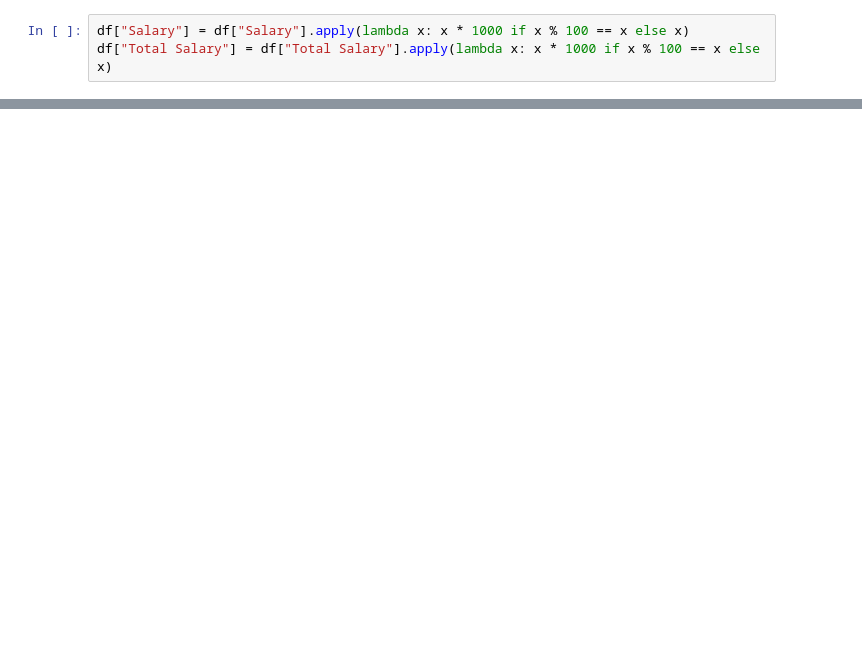
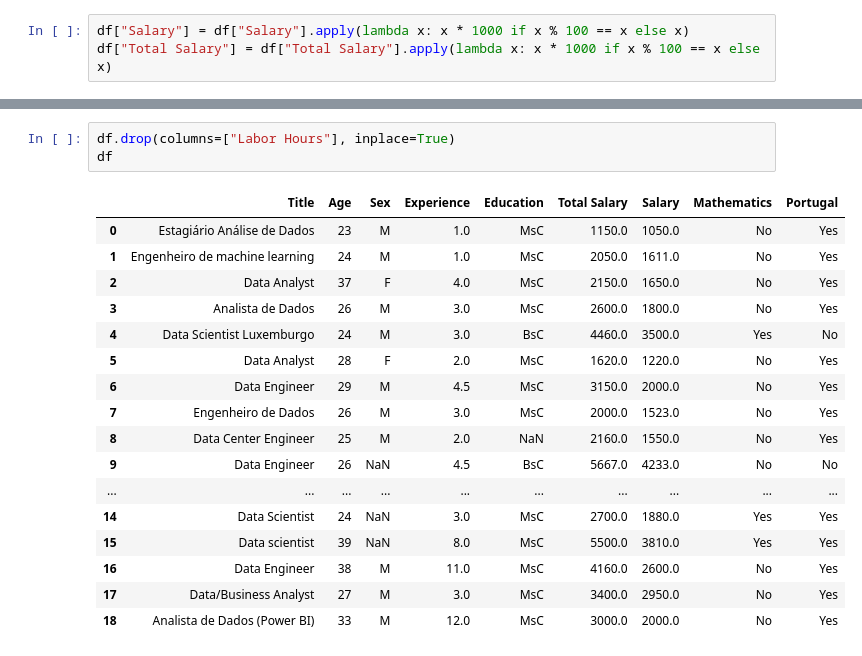
Before and after one commit to ttiagojm/PTOrdenado-Analise, a Jupyter notebook: demo.ipynb, the cells around one changed output, grey strips where cells are left out. Drawn from its saved outputs; the diff is of its cells as text; blank space fills up the shorter version.

```diff
--- a/demo.ipynb
+++ b/demo.ipynb
@@ -231,0 +224,21 @@ df
+# %%
+df.drop(columns=["Labor Hours"], inplace=True)
+df
+# %% [output]
+|  | Title | Age | Sex | Experience | Education | Total Salary | Salary | Mathematics | Portugal |
+| 0 | Estagiário Análise de Dados | 23 | M | 1.0 | MsC | 1150.0 | 1050.0 | No | Yes |
+| 1 | Engenheiro de machine learning | 24 | M | 1.0 | MsC | 2050.0 | 1611.0 | No | Yes |
+| 2 | Data Analyst | 37 | F | 4.0 | MsC | 2150.0 | 1650.0 | No | Yes |
+| 3 | Analista de Dados | 26 | M | 3.0 | MsC | 2600.0 | 1800.0 | No | Yes |
+| 4 | Data Scientist Luxemburgo | 24 | M | 3.0 | BsC | 4460.0 | 3500.0 | Yes | No |
+| 5 | Data Analyst | 28 | F | 2.0 | MsC | 1620.0 | 1220.0 | No | Yes |
+| 6 | Data Engineer | 29 | M | 4.5 | MsC | 3150.0 | 2000.0 | No | Yes |
+| 7 | Engenheiro de Dados | 26 | M | 3.0 | MsC | 2000.0 | 1523.0 | No | Yes |
+| 8 | Data Center Engineer | 25 | M | 2.0 | NaN | 2160.0 | 1550.0 | No | Yes |
+| 9 | Data Engineer | 26 | NaN | 4.5 | BsC | 5667.0 | 4233.0 | No | No |
+| ... | ... | ... | ... | ... | ... | ... | ... | ... | ... |
+| 14 | Data Scientist | 24 | NaN | 3.0 | MsC | 2700.0 | 1880.0 | Yes | Yes |
+| 15 | Data scientist | 39 | NaN | 8.0 | MsC | 5500.0 | 3810.0 | Yes | Yes |
+| 16 | Data Engineer | 38 | M | 11.0 | MsC | 4160.0 | 2600.0 | No | Yes |
+| 17 | Data/Business Analyst | 27 | M | 3.0 | MsC | 3400.0 | 2950.0 | No | Yes |
+| 18 | Analista de Dados (Power BI) | 33 | M | 12.0 | MsC | 3000.0 | 2000.0 | No | Yes |
```
Also changed, not shown: parts of 23 cells of this notebook, 1 other file.
